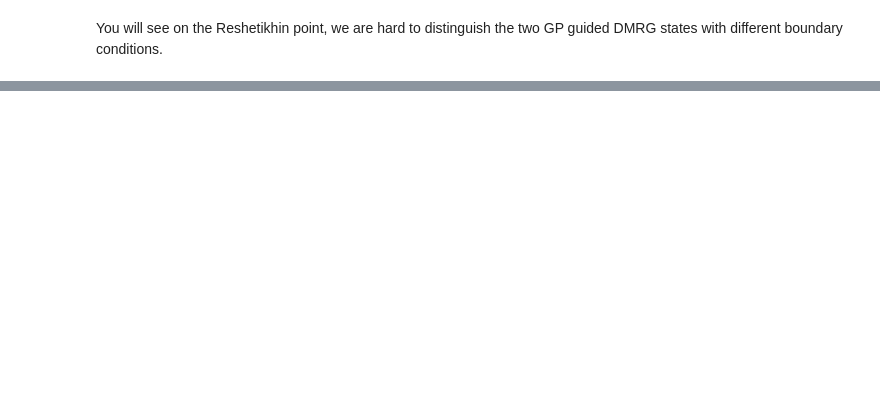
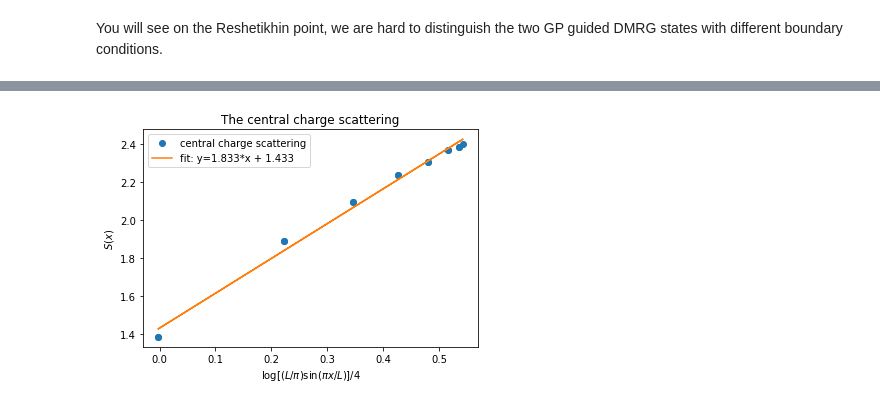
Before and after one commit to Peiyuan-Cai/so6_chain, a Jupyter notebook: mpomps/so4/mpos.ipynb, the cells around one changed output, grey strips where cells are left out. Drawn from its saved outputs; the diff is of its cells as text; code cells hidden in the pictures; blank space fills up the shorter version.

```diff
--- a/mpomps/so4/mpos.ipynb
+++ b/mpomps/so4/mpos.ipynb
@@ -665,0 +681,20 @@ plt.show()
+# %%
+#plot central charge
+x = np.arange(1,lx)
+xaxis = np.log((lx/np.pi)*np.sin(np.pi*x/lx))/3
+yaxis = gpgpsi_dmrg.entanglement_entropy()
+plt.plot(xaxis, yaxis, 'o', label='central charge scattering')
+
+#fit the central charge
+from scipy.optimize import curve_fit
+def func(x, k, b):
+    return k*x + b
+popt, pcov = curve_fit(func, xaxis, yaxis)
+plt.plot(xaxis, func(xaxis, *popt), label='fit: y=%5.3f*x + %5.3f' % tuple(popt))
+plt.title('The central charge scattering')
+plt.xlabel('$\log[(L/\pi)\sin(\pi x/L)]/4$')
+plt.ylabel('$S(x)$')
+plt.legend()
+plt.show()
+# %% [output]
+[figure, added]
```
Also changed, not shown: parts of 7 cells of this notebook, 5 other files.
